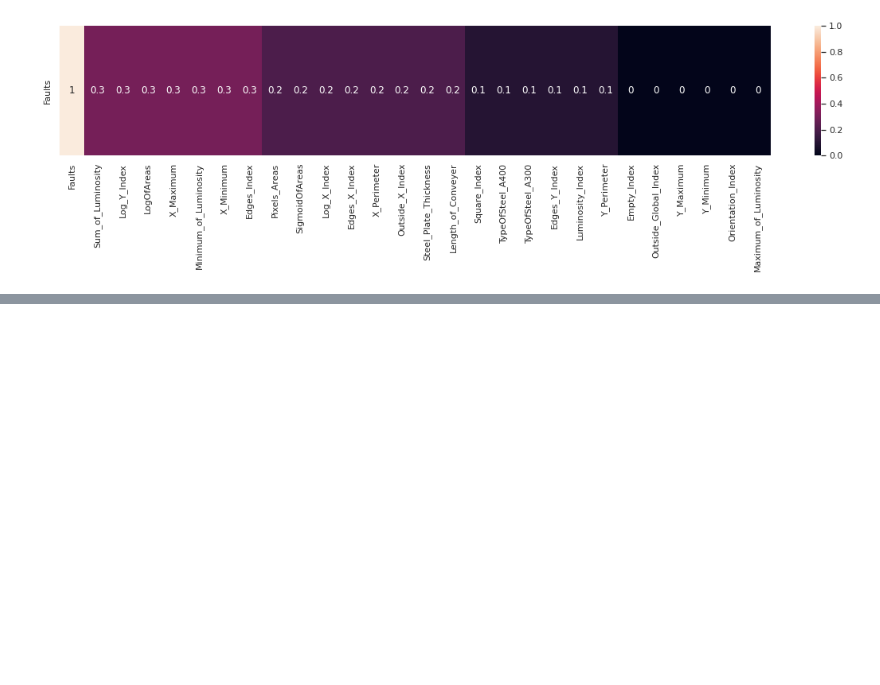
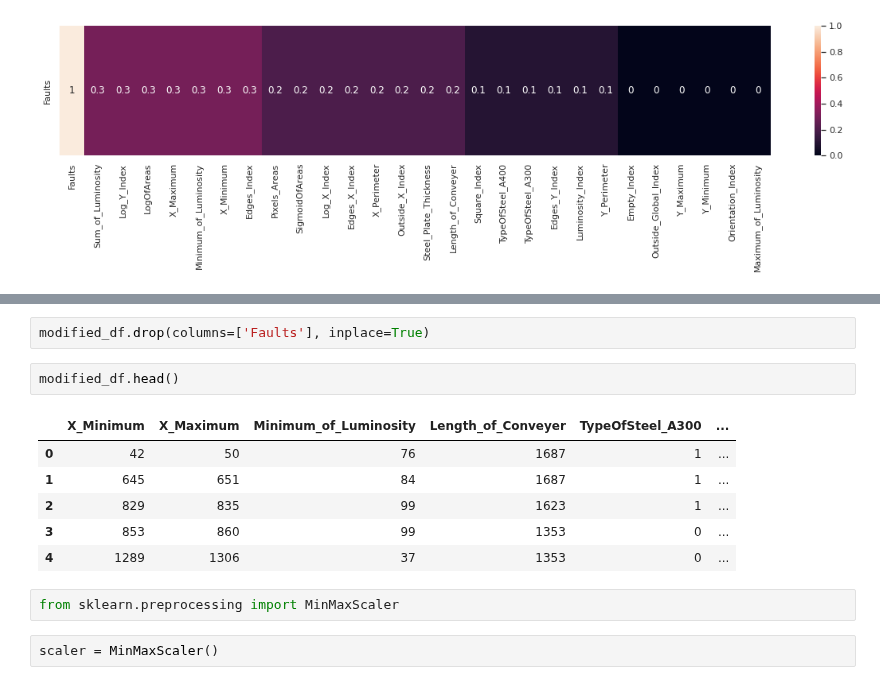
Before and after one commit to santhoshmc/machine-learning, a Jupyter notebook: SteelFaults.ipynb, the cells around one changed output, grey strips where cells are left out. Cells and saved outputs as stored; diff of their text form; blank space fills up the shorter version.

```diff
--- a/SteelFaults.ipynb
+++ b/SteelFaults.ipynb
@@ -265,0 +327,15 @@ plt.show()
+# %%
+modified_df.drop(columns=['Faults'], inplace=True)
+# %%
+modified_df.head()
+# %% [output]
+|  | X_Minimum | X_Maximum | Minimum_of_Luminosity | Length_of_Conveyer | TypeOfSteel_A300 | ... |
+| 0 | 42 | 50 | 76 | 1687 | 1 | ... |
+| 1 | 645 | 651 | 84 | 1687 | 1 | ... |
+| 2 | 829 | 835 | 99 | 1623 | 1 | ... |
+| 3 | 853 | 860 | 99 | 1353 | 0 | ... |
+| 4 | 1289 | 1306 | 37 | 1353 | 0 | ... |
+# %%
+from sklearn.preprocessing import MinMaxScaler
+# %%
+scaler = MinMaxScaler()
```
Also changed, not shown: parts of 23 cells of this notebook.
